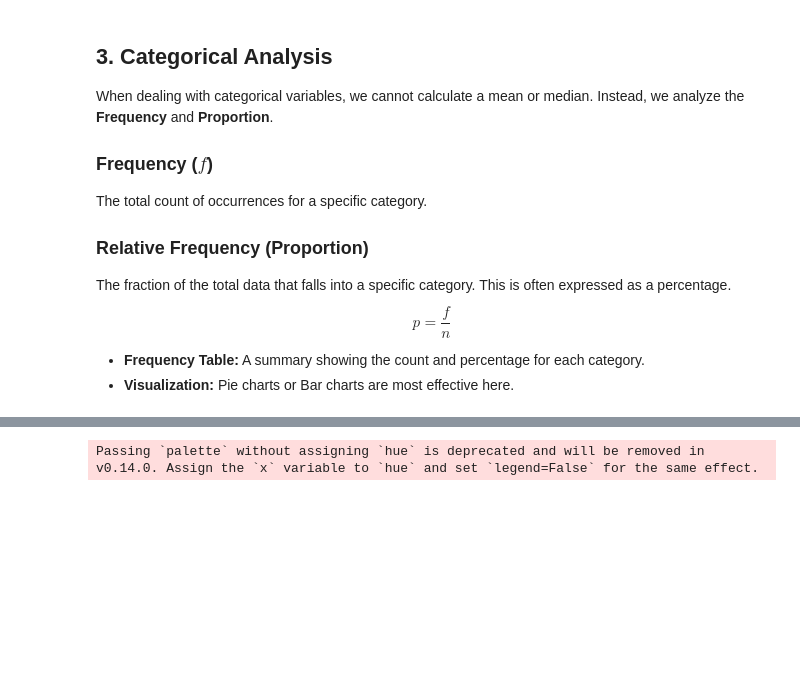
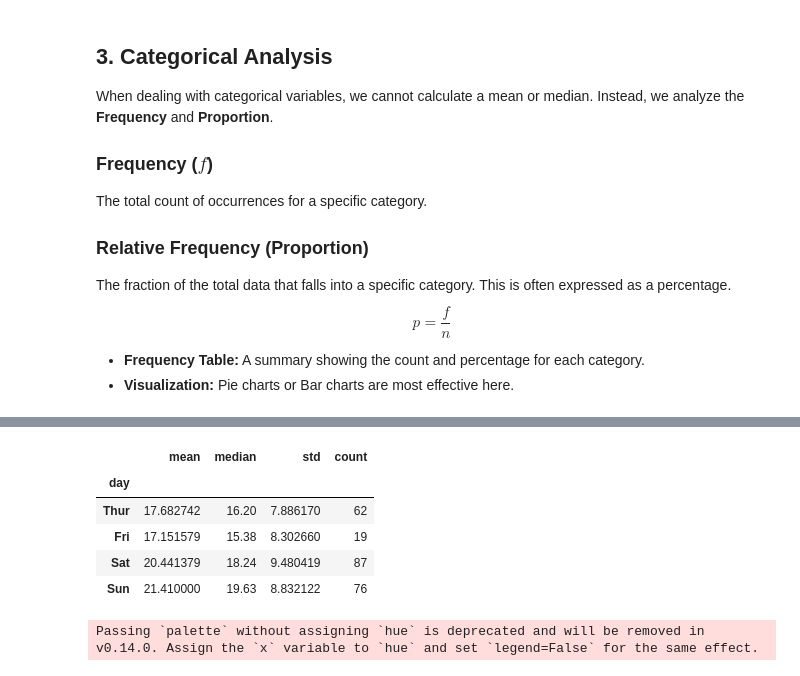
Before and after one commit to alasyariyphysics/stats-repo, a Jupyter notebook: Descriptive_Statistics.ipynb, the cells around one changed output, grey strips where cells are left out. Drawn from its saved outputs; the diff is of its cells as text; code cells hidden in the pictures; blank space fills up the shorter version.

```diff
--- a/Descriptive_Statistics.ipynb
+++ b/Descriptive_Statistics.ipynb
@@ -238,3 +245,21 @@ fig.show()
+# %%
+# Interactive Grouped Analysis
+grouped_summary = df.groupby('day', observed=False)['total_bill'].agg(['mean', 'median', 'std', 'count'])
+display(grouped_summary)
+
+# Interactive Comparison Visualization
+fig = px.box(df, x="day", y="total_bill", color="time",
+             title="Grouped Dispersion: Total Bill by Day and Time",
+             points="all", # Show all points to see density
+             notched=True) # Notches show confidence interval around median
+fig.show()
+# %% [output]
+|  | mean | median | std | count |
+| day |  |  |  |  |
+| Thur | 17.682742 | 16.20 | 7.886170 | 62 |
+| Fri | 17.151579 | 15.38 | 8.302660 | 19 |
+| Sat | 20.441379 | 18.24 | 9.480419 | 87 |
+| Sun | 21.410000 | 19.63 | 8.832122 | 76 |
 # %%
 #some visualization
 sns.set_theme(style="whitegrid")
```
Also changed, not shown: parts of 9 cells of this notebook.
